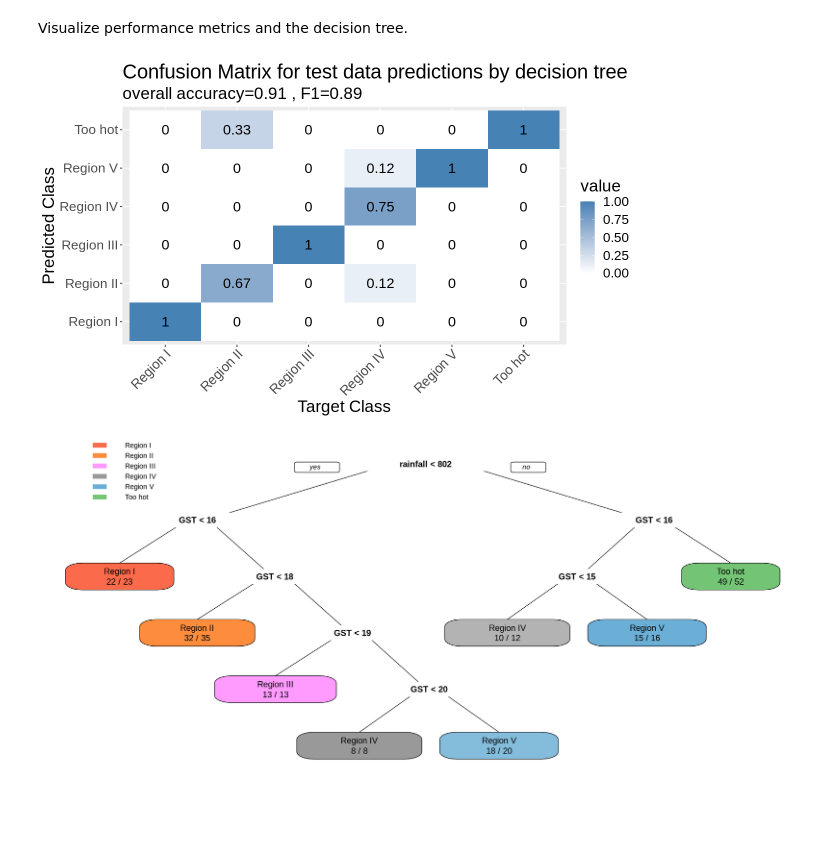
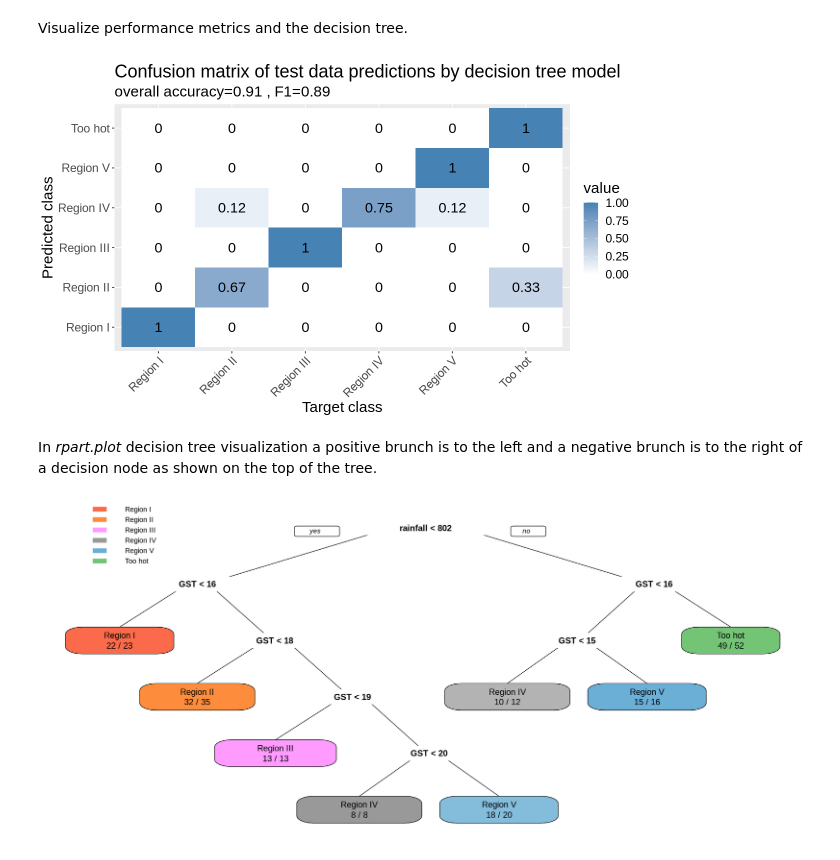
Before and after one commit to Wimmics/kgstat, a Jupyter notebook: KG_and_Classification_R.ipynb, the cells around one changed output. Saved outputs shown, nothing was run; the diff lists cells and outputs as text; code cells hidden in the pictures; blank space fills up the shorter version.

```diff
--- a/KG_and_Classification_R.ipynb
+++ b/KG_and_Classification_R.ipynb
@@ -601,3 +526,0 @@ vins_rouges["MILLAU", "cepage" ] <-"Syrah"
-# %%
-GDD_rainfall.wine.cls$cepage_rouge <- merge(GDD_rainfall.wine.cls , vins_rouges, by ="stationName")$cepage
-GDD_rainfall.wine.cls$cepage_rouge <- factor(GDD_rainfall.wine.cls$cepage_rouge)
@@ -607,3 +556,20 @@ GDD_rainfall.wine.cls$class_bin <- ifelse(GDD_rainfall.wine.cls$cepage_rouge ==
+# %%
+# merge the bioclimatic and geospatial data and viticulture data
+GDD_rainfall.wine.cls <- GDD_rainfall.wine
+
+GDD_rainfall.wine.cls <- merge(GDD_rainfall.wine.cls , vins[vins$type == "WhiteWine",], by ="station", all.x=TRUE)
+GDD_rainfall.wine.cls$cepage_blanc <- na.fill(GDD_rainfall.wine.cls$cepage, "raisins")
+GDD_rainfall.wine.cls$cepage_blanc <- factor(GDD_rainfall.wine.cls$cepage_blanc)
+GDD_rainfall.wine.cls <- subset(GDD_rainfall.wine.cls, select = -c(cepage, type))
+
+GDD_rainfall.wine.cls <- merge(GDD_rainfall.wine.cls , vins[vins$type == "RedWine",], by ="station", all.x=TRUE)
+GDD_rainfall.wine.cls$cepage_rouge <- na.fill(GDD_rainfall.wine.cls$cepage, "raisins")
+GDD_rainfall.wine.cls$cepage_rouge <- factor(GDD_rainfall.wine.cls$cepage_rouge)
+GDD_rainfall.wine.cls <- subset(GDD_rainfall.wine.cls, select = -c(cepage, type))
+
+# create binary labels
+GDD_rainfall.wine.cls$class_bin <- ifelse(GDD_rainfall.wine.cls$cepage_rouge == "raisins" &
+                                          GDD_rainfall.wine.cls$cepage_blanc == "raisins" , 0, 1)
 # %%
 # refactor Winkler index because some of the classes might be gone
 GDD_rainfall.wine.cls$winkler_class <- factor(GDD_rainfall.wine.cls$winkler_class)
@@ -742,28 +716,33 @@ Visualize performance metrics and the decision tree.
 # %%
 options(repr.plot.width = 10)
 options(repr.plot.height = 6)
 
 # Make predictions on the test set
 predictions <- predict(rpart.winkler , test.winkler)
 
 # Evaluate the model's performance
 confusion_matrix  <- confusionMatrix(predictions, test.winkler$winkler_class, mode = "prec_recall")
 normalized_matrix <- confusion_matrix$table / rowSums(confusion_matrix$table)
 
-ggplot(melt(normalized_matrix), aes(x=Prediction, y=Reference, fill=value)) +
-        geom_tile() +
-        geom_text(aes(label=round(value, 2) ), size=6) +
-        scale_fill_gradient(low="white", high="steelblue") +
-        theme(axis.text.x=element_text(angle=45, hjust=1)) +
-        theme(text = element_text(size = 20)) +
-        ggtitle("Confusion Matrix for test data predictions by decision tree") +
-        ylab("Predicted Class") +
-        xlab("Target Class") +
-        labs(subtitle = sprintf("overall accuracy=%.2f , F1=%.2f",
-                                confusion_matrix$overall["Accuracy"],
-                                mean(confusion_matrix$byClass[, "F1"], na.rm=TRUE)) )
+ggplot(melt(normalized_matrix), aes(x=Reference , y=Prediction, fill=value)) +
+  geom_tile() +
+  geom_text(aes(label=round(value, 2) ), size=6) +
+
+  theme(text = element_text(size = 18),
+        axis.text.x=element_text(angle=45, hjust=1)) +
+
+  scale_fill_gradient(low="white", high="steelblue") +
+
+  labs(title="Confusion matrix of test data predictions by decision tree model ",
+       subtitle = sprintf("overall accuracy=%.2f , F1=%.2f",
+                          confusion_matrix$overall["Accuracy"],
+                          mean(confusion_matrix$byClass[, "F1"], na.rm=TRUE)),
+       x="Target class",
+       y="Predicted class" )
 # %% [output]
-[figure, old version]
+[figure, new version]
+# %% [markdown]
+In _rpart.plot_ decision tree visualization a positive brunch is to the left and a negative brunch is to the right of a decision node as shown on the top of the tree.
 # %%
 options(repr.plot.width = 18)
 options(repr.plot.height = 8)
```
Also changed, not shown: parts of 25 cells of this notebook.
